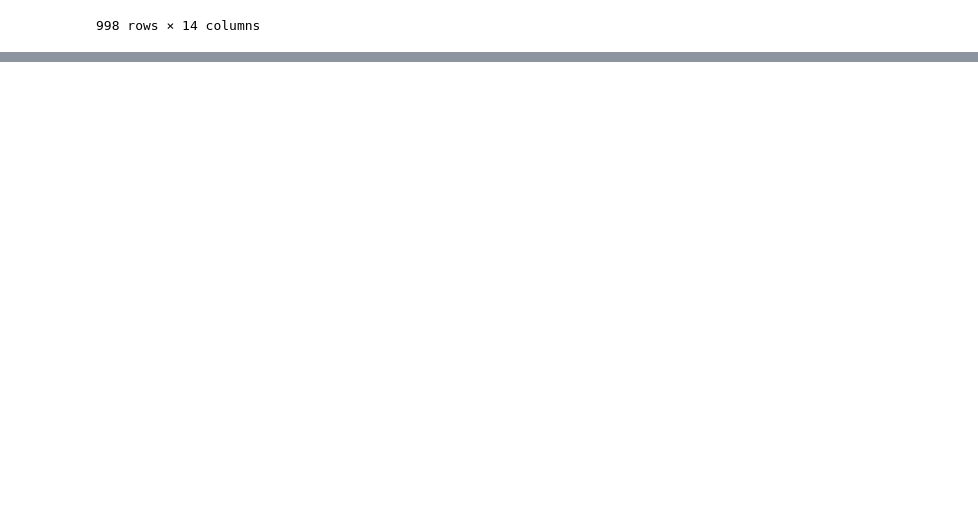
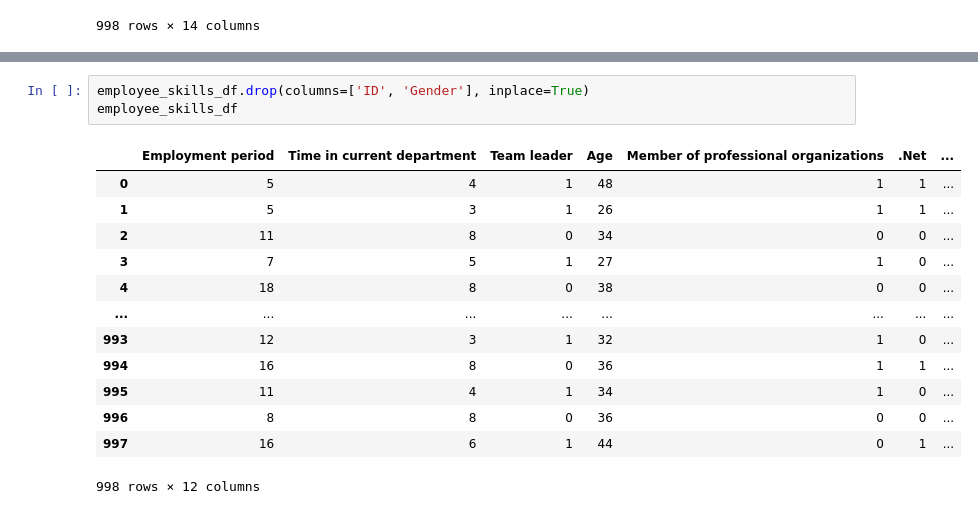
Before and after one commit to BITS-ASSIGNMENT-GROUP-186/association-rule-mining, a Jupyter notebook: Association_Rule_Mining.ipynb, the cells around one changed output, grey strips where cells are left out. Drawn from its saved outputs; the diff is of its cells as text; blank space fills up the shorter version.

```diff
--- a/Association_Rule_Mining.ipynb
+++ b/Association_Rule_Mining.ipynb
@@ -114,0 +80,17 @@ Confidence and lift for this rule : 0.25806451612903225 and 2.5499840306611303 r
+# %%
+employee_skills_df.drop(columns=['ID', 'Gender'], inplace=True)
+employee_skills_df
+# %% [output]
+|  | Employment period | Time in current department | Team leader | Age | Member of professional organizations | .Net | ... |
+| 0 | 5 | 4 | 1 | 48 | 1 | 1 | ... |
+| 1 | 5 | 3 | 1 | 26 | 1 | 1 | ... |
+| 2 | 11 | 8 | 0 | 34 | 0 | 0 | ... |
+| 3 | 7 | 5 | 1 | 27 | 1 | 0 | ... |
+| 4 | 18 | 8 | 0 | 38 | 0 | 0 | ... |
+| ... | ... | ... | ... | ... | ... | ... | ... |
+| 993 | 12 | 3 | 1 | 32 | 1 | 0 | ... |
+| 994 | 16 | 8 | 0 | 36 | 1 | 1 | ... |
+| 995 | 11 | 4 | 1 | 34 | 1 | 0 | ... |
+| 996 | 8 | 8 | 0 | 36 | 0 | 0 | ... |
+| 997 | 16 | 6 | 1 | 44 | 0 | 1 | ... |
+998 rows × 12 columns
```
Also changed, not shown: parts of 21 cells of this notebook, 1 other file.
